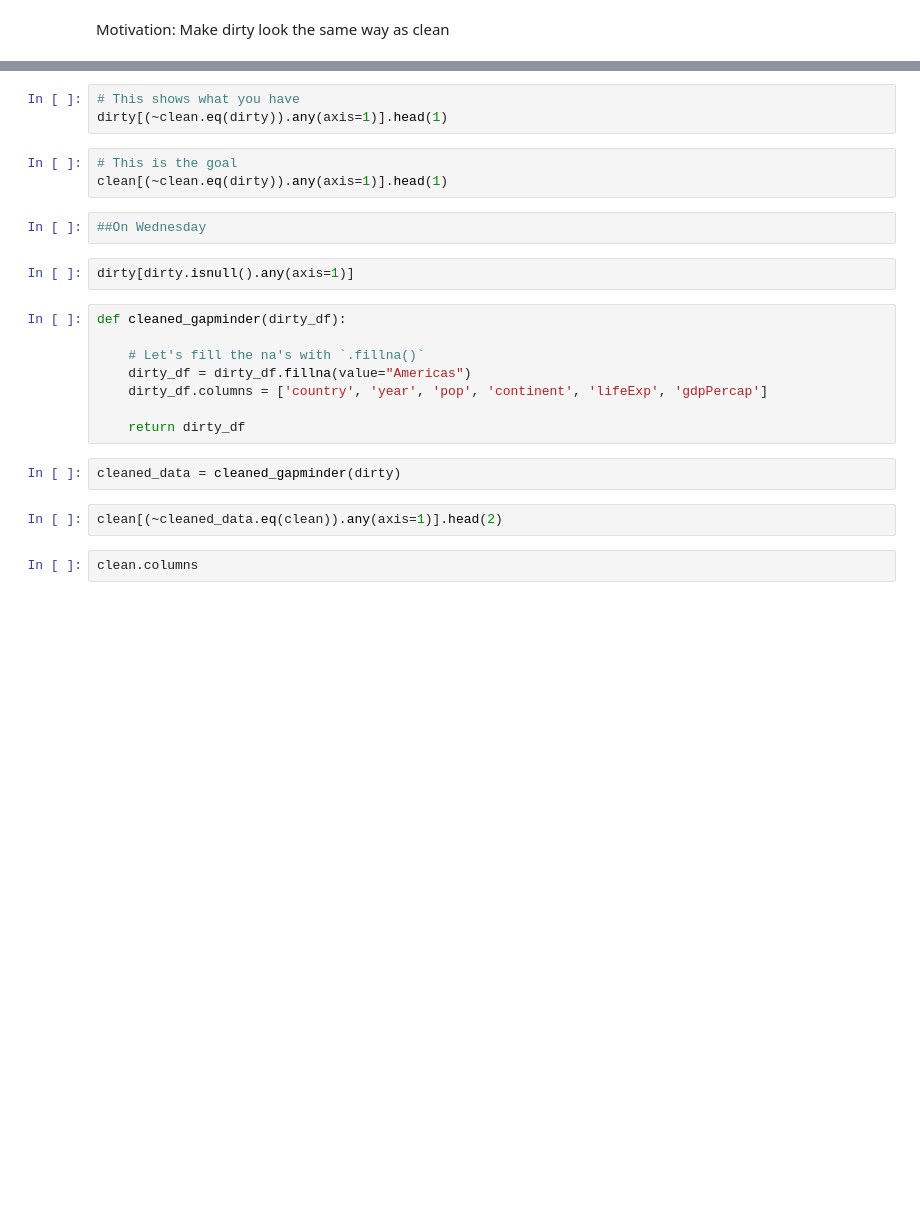
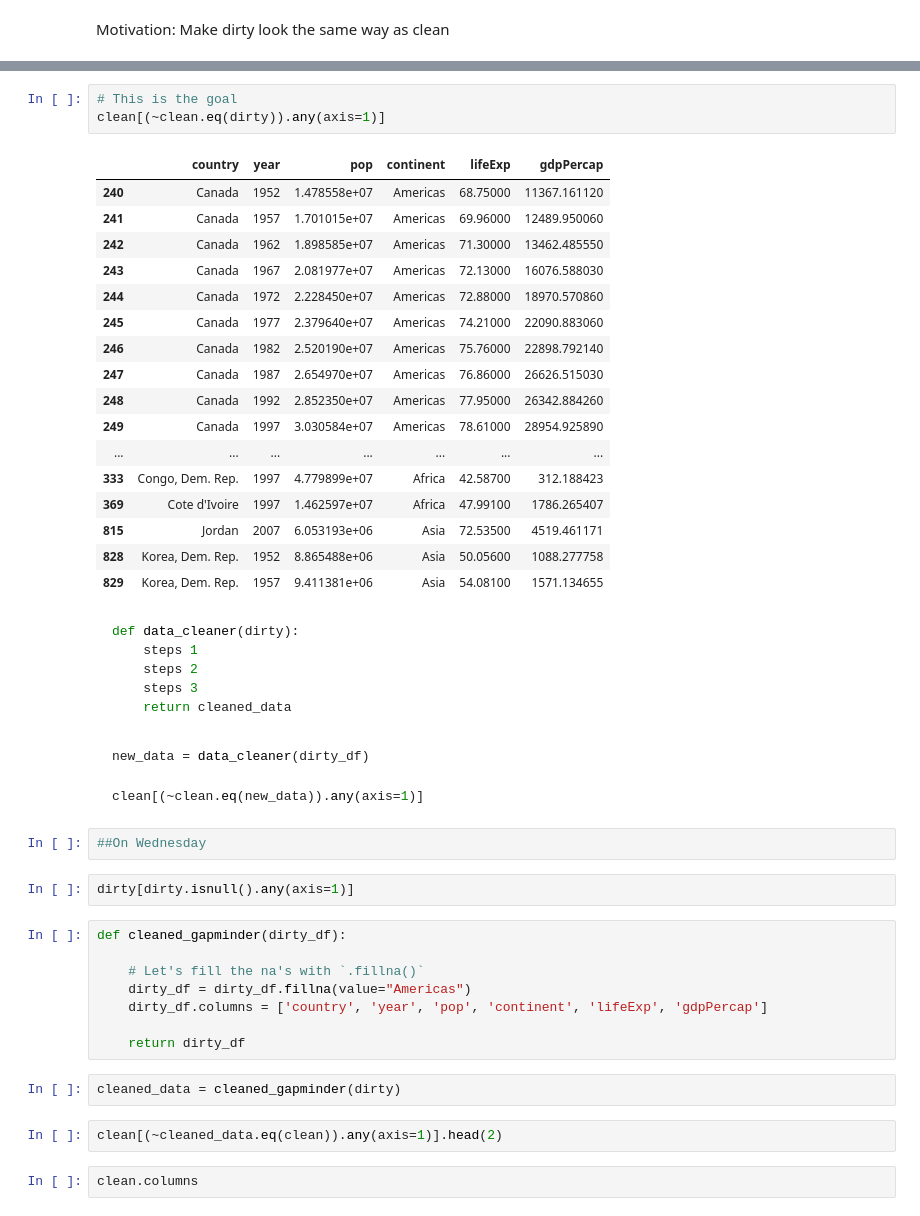
Before and after one commit to sedv8808/UBC_EL_PPDS, a Jupyter notebook: Module8class.ipynb, the cells around one changed output, grey strips where cells are left out. Drawn from its saved outputs; the diff is of its cells as text; blank space fills up the shorter version.

````diff
--- a/Module8class.ipynb
+++ b/Module8class.ipynb
@@ -123,9 +357,39 @@ dirty[(~clean.eq(dirty)).any(axis=1)].shape
 # %%
-# This shows what you have
-dirty[(~clean.eq(dirty)).any(axis=1)].head(1)
+# This is the goal
+clean[(~clean.eq(dirty)).any(axis=1)]
+# %% [output]
+|  | country | year | pop | continent | lifeExp | gdpPercap |
+| 240 | Canada | 1952 | 1.478558e+07 | Americas | 68.75000 | 11367.161120 |
+| 241 | Canada | 1957 | 1.701015e+07 | Americas | 69.96000 | 12489.950060 |
+| 242 | Canada | 1962 | 1.898585e+07 | Americas | 71.30000 | 13462.485550 |
+| 243 | Canada | 1967 | 2.081977e+07 | Americas | 72.13000 | 16076.588030 |
+| 244 | Canada | 1972 | 2.228450e+07 | Americas | 72.88000 | 18970.570860 |
+| 245 | Canada | 1977 | 2.379640e+07 | Americas | 74.21000 | 22090.883060 |
+| 246 | Canada | 1982 | 2.520190e+07 | Americas | 75.76000 | 22898.792140 |
+| 247 | Canada | 1987 | 2.654970e+07 | Americas | 76.86000 | 26626.515030 |
+| 248 | Canada | 1992 | 2.852350e+07 | Americas | 77.95000 | 26342.884260 |
+| 249 | Canada | 1997 | 3.030584e+07 | Americas | 78.61000 | 28954.925890 |
+| ... | ... | ... | ... | ... | ... | ... |
+| 333 | Congo, Dem. Rep. | 1997 | 4.779899e+07 | Africa | 42.58700 | 312.188423 |
+| 369 | Cote d'Ivoire | 1997 | 1.462597e+07 | Africa | 47.99100 | 1786.265407 |
+| 815 | Jordan | 2007 | 6.053193e+06 | Asia | 72.53500 | 4519.461171 |
+| 828 | Korea, Dem. Rep. | 1952 | 8.865488e+06 | Asia | 50.05600 | 1088.277758 |
+| 829 | Korea, Dem. Rep. | 1957 | 9.411381e+06 | Asia | 54.08100 | 1571.134655 |
-# %%
-# This is the goal
-clean[(~clean.eq(dirty)).any(axis=1)].head(1)
+# %% [markdown]
+```python
+def data_cleaner(dirty):
+    steps 1
+    steps 2
+    steps 3
+    return cleaned_data
+```
+# %% [markdown]
+```python
+new_data = data_cleaner(dirty_df)
+```
+```python
+clean[(~clean.eq(new_data)).any(axis=1)]
+```
 # %%
 ##On Wednesday
 # %%
````
Also changed, not shown: parts of 44 cells of this notebook.
